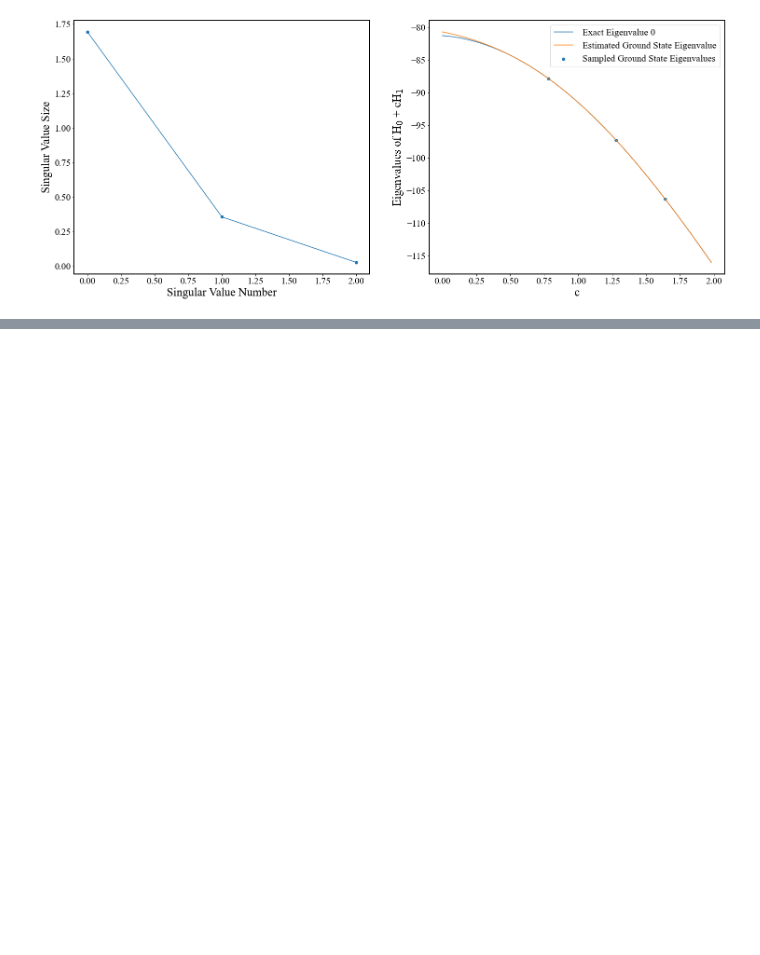
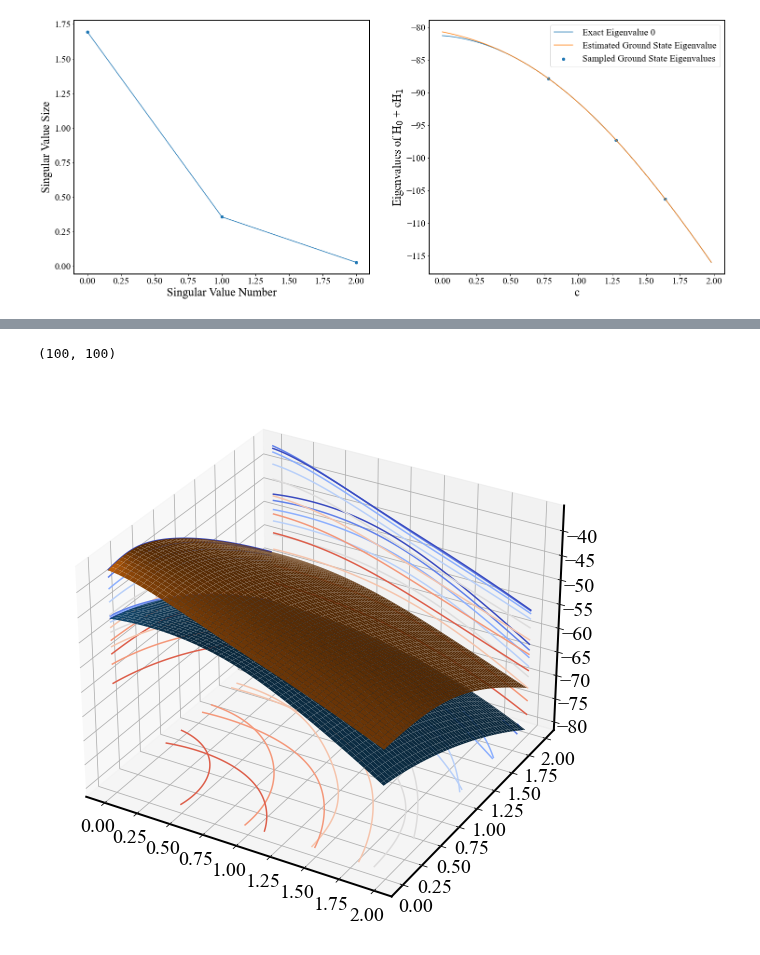
Before and after one commit to JordanPurcell/Research, a Jupyter notebook: RBM/RBMtoy.ipynb, the cells around one changed output, grey strips where cells are left out. Cells and saved outputs as stored; diff of their text form; code cells hidden in the pictures; blank space fills up the shorter version.

```diff
--- a/RBM/RBMtoy.ipynb
+++ b/RBM/RBMtoy.ipynb
@@ -243,0 +171,48 @@ plt.show()
+# %%
+# Make Random Hermitian Matrices H_0, H_1 and H_2
+dim = 20
+elementSize = 10
+H0 = randH(dim, elementSize)
+H1 = randH(dim,elementSize/2)
+H2 = randH(dim,elementSize/2)
+# %%
+# Collect eigenvalues of H_0 + c_1*H_1 + c_2*H_2for a range of c values
+cmax = 2
+c_vals = 100
+step = cmax/c_vals                                                                                                 # Interval between adjacent values of c
+ExactEigVals = np.empty((dim, c_vals, c_vals))                                                                     # Exact eigenvalues of eigenvalue problem
+ExactEigVecs = np.empty((dim, dim, c_vals, c_vals), dtype='complex')                                                                                      # Index to keep track of which sample we are at
+for i in range(c_vals):
+    c2 = i*step
+    for j in range(c_vals):
+        c1 = j*step
+        ExactEigVals[:, i, j], ExactEigVecs[:, :, i, j] = np.linalg.eigh(H0 + c1*H1 + c2*H2)
+
+# Plot results
+crange = np.empty(c_vals)
+for i in range(c_vals):
+    crange[i] = i*step
+
+"""
+f, ax = plt.subplots(nrows = 1, ncols=2)
+f.set_figwidth(25)
+f.set_figheight(10)
+ax[0].set_xlabel('Singular Value Number')
+ax[0].set_ylabel('Singular Value Size')
+"""
+ax = plt.figure(figsize=(10,10)).add_subplot(projection='3d')
+z = ExactEigVals[0, :, :].reshape(len(crange), len(crange))
+x, y = np.meshgrid(crange, crange)
+print(z.shape)
+for i in range(2):
+    z = ExactEigVals[i, :, :].reshape(len(crange), len(crange))
+    ax.plot_surface(x, y ,z)
+    ax.contour(x, y,  z, zdir='z', offset=-80, cmap='coolwarm')
+    ax.contour(x, y,  z, zdir='x', offset=0, cmap='coolwarm')
+    ax.contour(x, y,  z, zdir='y', offset=2, cmap='coolwarm')
+
+
+plt.show()
+# %% [output]
+(100, 100)
+[figure, added]
```
Also changed, not shown: parts of 3 cells of this notebook, 5 other files.
